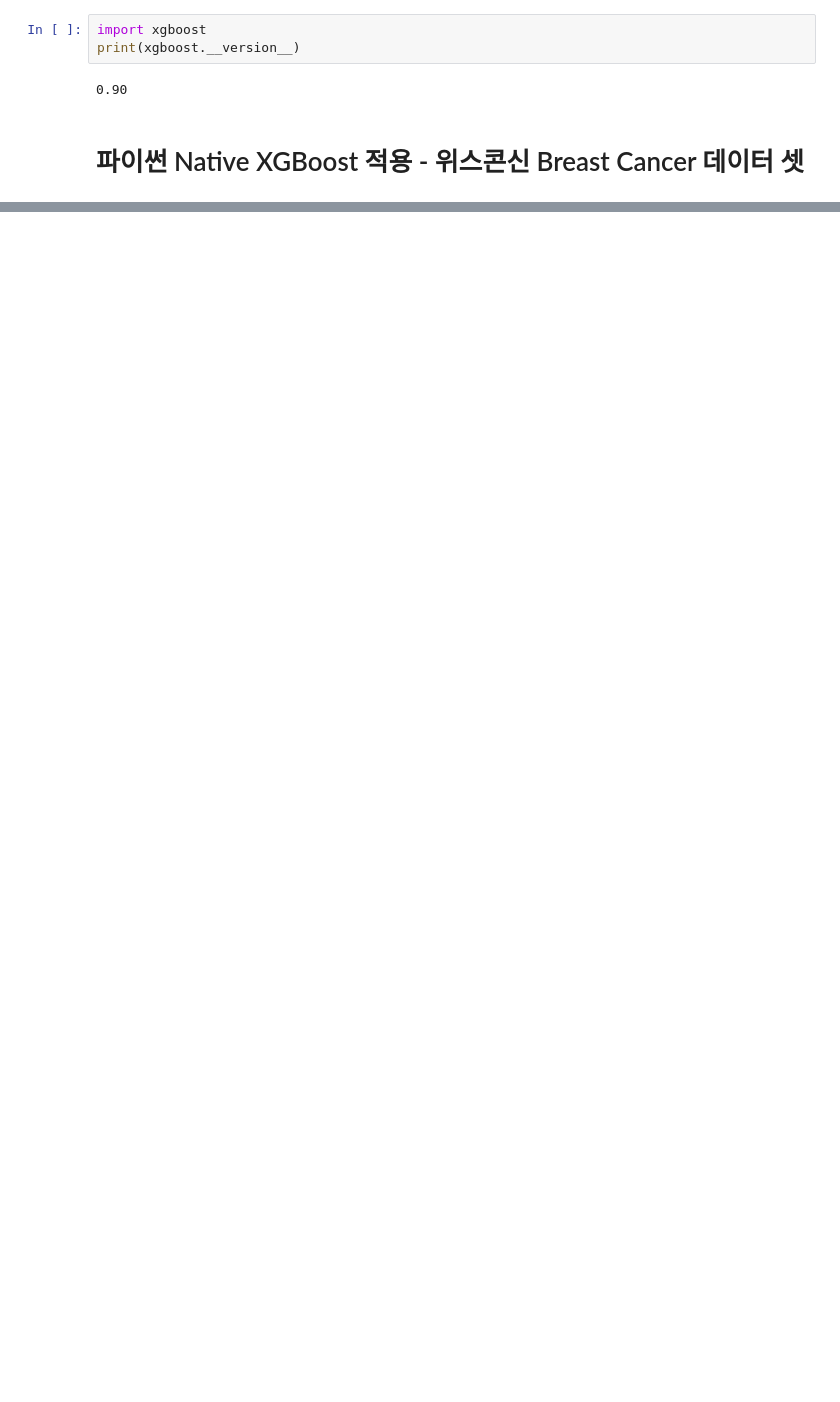
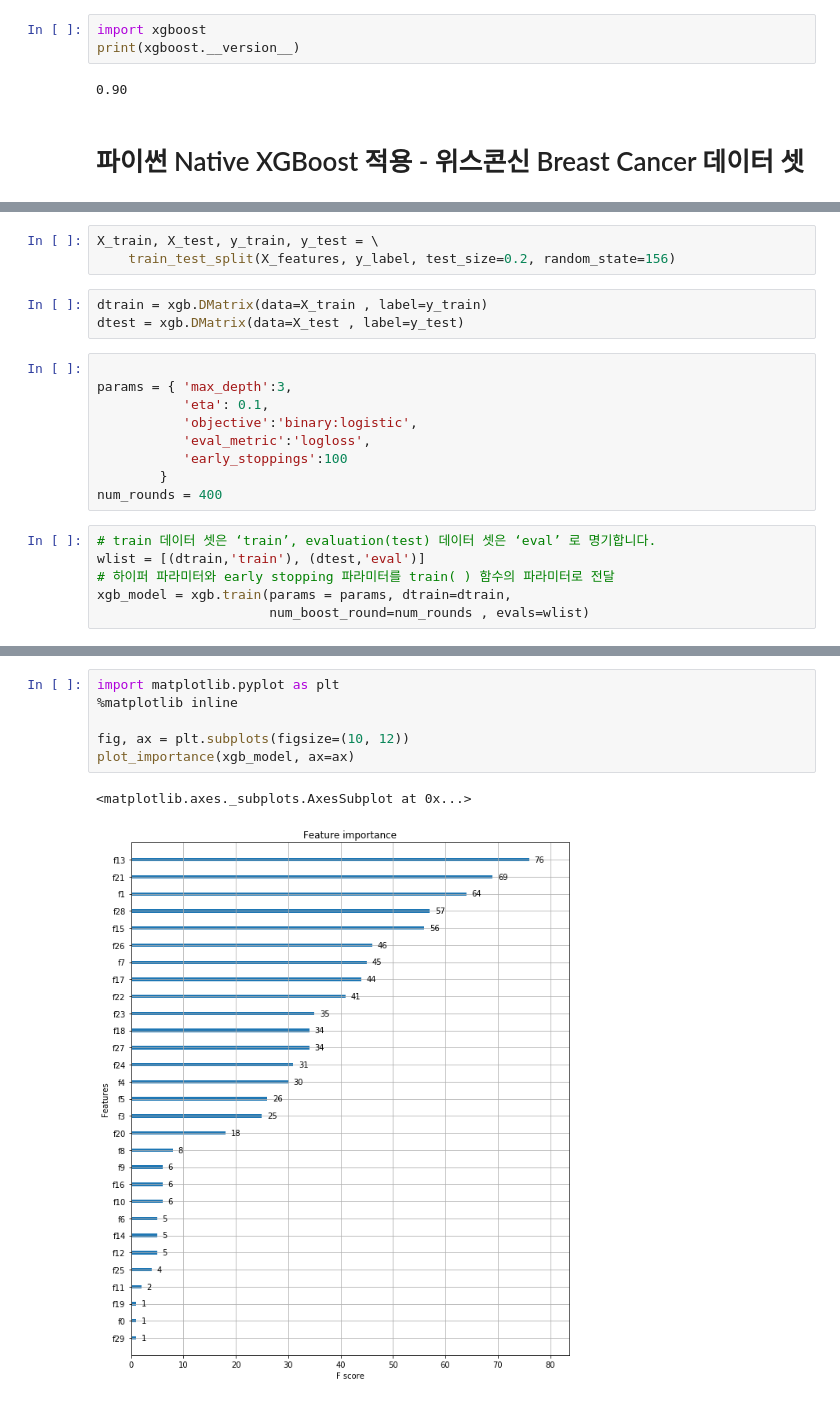
Before and after one commit to chohyunchul/Machine-Learning, a Jupyter notebook: CH4. Classification.ipynb, the cells around one changed output, grey strips where cells are left out. Cells and saved outputs as stored; diff of their text form; blank space fills up the shorter version.

```diff
--- a/CH4. Classification.ipynb
+++ b/CH4. Classification.ipynb
@@ -525,0 +560,21 @@ cancer_df =pd.DataFrame(data=x)
+# %%
+X_train, X_test, y_train, y_test = \
+    train_test_split(X_features, y_label, test_size=0.2, random_state=156)
+# %%
+dtrain = xgb.DMatrix(data=X_train , label=y_train)
+dtest = xgb.DMatrix(data=X_test , label=y_test)
+# %%
+
+params = { 'max_depth':3,
+           'eta': 0.1,
+           'objective':'binary:logistic',
+           'eval_metric':'logloss',
+           'early_stoppings':100
+        }
+num_rounds = 400
+# %%
+# train 데이터 셋은 ‘train’, evaluation(test) 데이터 셋은 ‘eval’ 로 명기합니다.
+wlist = [(dtrain,'train'), (dtest,'eval')]
+# 하이퍼 파라미터와 early stopping 파라미터를 train( ) 함수의 파라미터로 전달
+xgb_model = xgb.train(params = params, dtrain=dtrain,
+                      num_boost_round=num_rounds , evals=wlist)
@@ -525,0 +634,9 @@ cancer_df =pd.DataFrame(data=x)
+# %%
+import matplotlib.pyplot as plt
+%matplotlib inline
+
+fig, ax = plt.subplots(figsize=(10, 12))
+plot_importance(xgb_model, ax=ax)
+# %% [output]
+<matplotlib.axes._subplots.AxesSubplot at 0x...>
+[figure, added]
```
Also changed, not shown: parts of 26 cells of this notebook, 5 other files.
